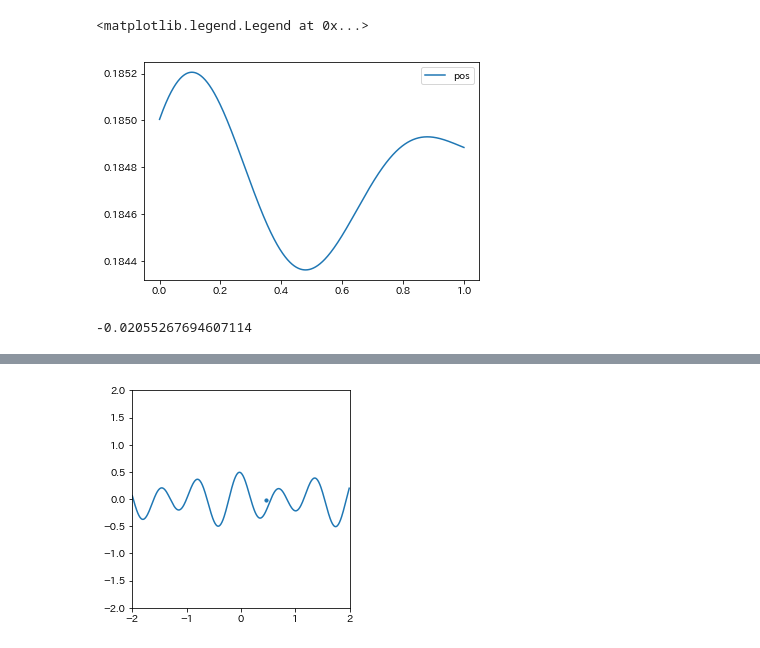
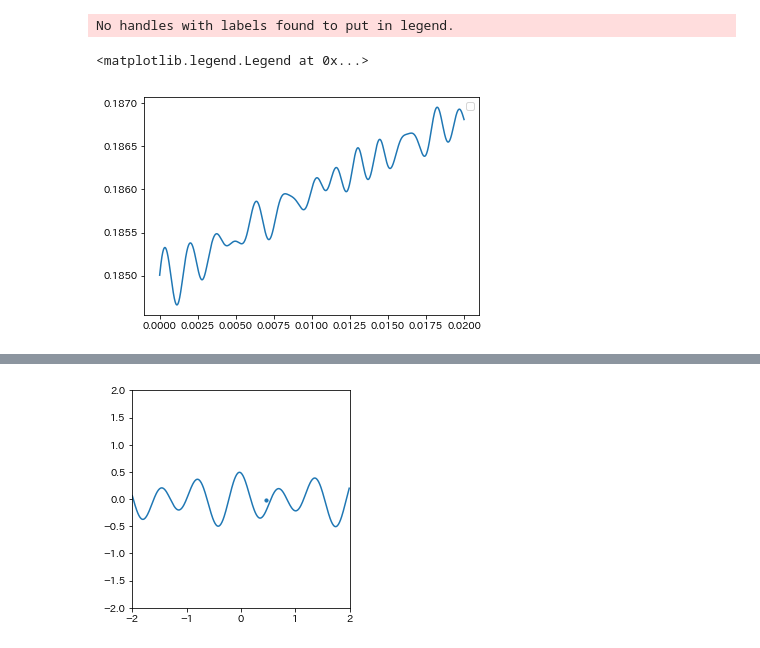
Before and after one commit to shiokoala/soturon, a Jupyter notebook: ship_rao.ipynb, the cells around one changed output, grey strips where cells are left out. Cells and saved outputs as stored; diff of their text form; code cells hidden in the pictures.

```diff
--- a/ship_rao.ipynb
+++ b/ship_rao.ipynb
@@ -102,6 +102,7 @@ class Particle:
         tFx=0
         tFz=0
         tM=0
+        thr_f = 20
 
         cP = ww.get(self.posx,t)
 
@@ -117,7 +118,8 @@ class Particle:
         tFz -= self.mass*gg #Gravity
 
         if(self.draught>0):
-            tFx += 10
+            tFx += thr_f * math.cos(self.angle)
+            tFz += thr_f * math.sin(self.angle)
             tFz += rho*self.draught*self.pw*self.pl*gg/50
             for w in ww.waves:
               omega_e = w.omega + w.omega**2 * self.velx / gg
@@ -147,6 +149,8 @@ dt = 0.001
 t=0
 dl = []
 xl = []
+xvl = []
+xal = []
 zl = []
 zvl= []
 zal =[]
@@ -157,6 +161,8 @@ for i in range(10000):
     pp.update(en_thr=False)
     dl.append(pp.draught)
     xl.append(pp.posx)
+    xvl.append(pp.velx)
+    xal.append(pp.accx)
     zl.append(pp.posz)
     zvl.append(pp.velz)
     zal.append(pp.accz)
@@ -166,19 +188,17 @@ for i in range(10000):
 # %%
 fig, ax = plt.subplots()
 tdata = np.arange(0,10000*dt,dt)
 # ax.set_ylim(-0.5,0.5)
+ax.
 ax.plot(tdata,zl,label="pos")
 # ax.plot(tdata,zvl,label="vel")
 # ax.plot(tdata,zal,label="acc")
 # ax.plot(tdata,dl,label="draught")
 # ax.plot(tdata,eng,label="energy")
 # ax.plot(tdata,pl,label="pitch angle")
-# ax.plot(xl,zl)
+ax.plot(xl,zl)
 ax.legend()
 # %% [output]
-<matplotlib.legend.Legend at 0x...>
+No handles with labels found to put in legend.
+<matplotlib.legend.Legend at 0x...>
-[figure, old version]
+[figure, new version]
-# %%
-sum(zvl)/len(zvl)
-# %% [output]
--0.02055267694607114
```
Also changed, not shown: parts of 2 cells of this notebook, 3 other files.
